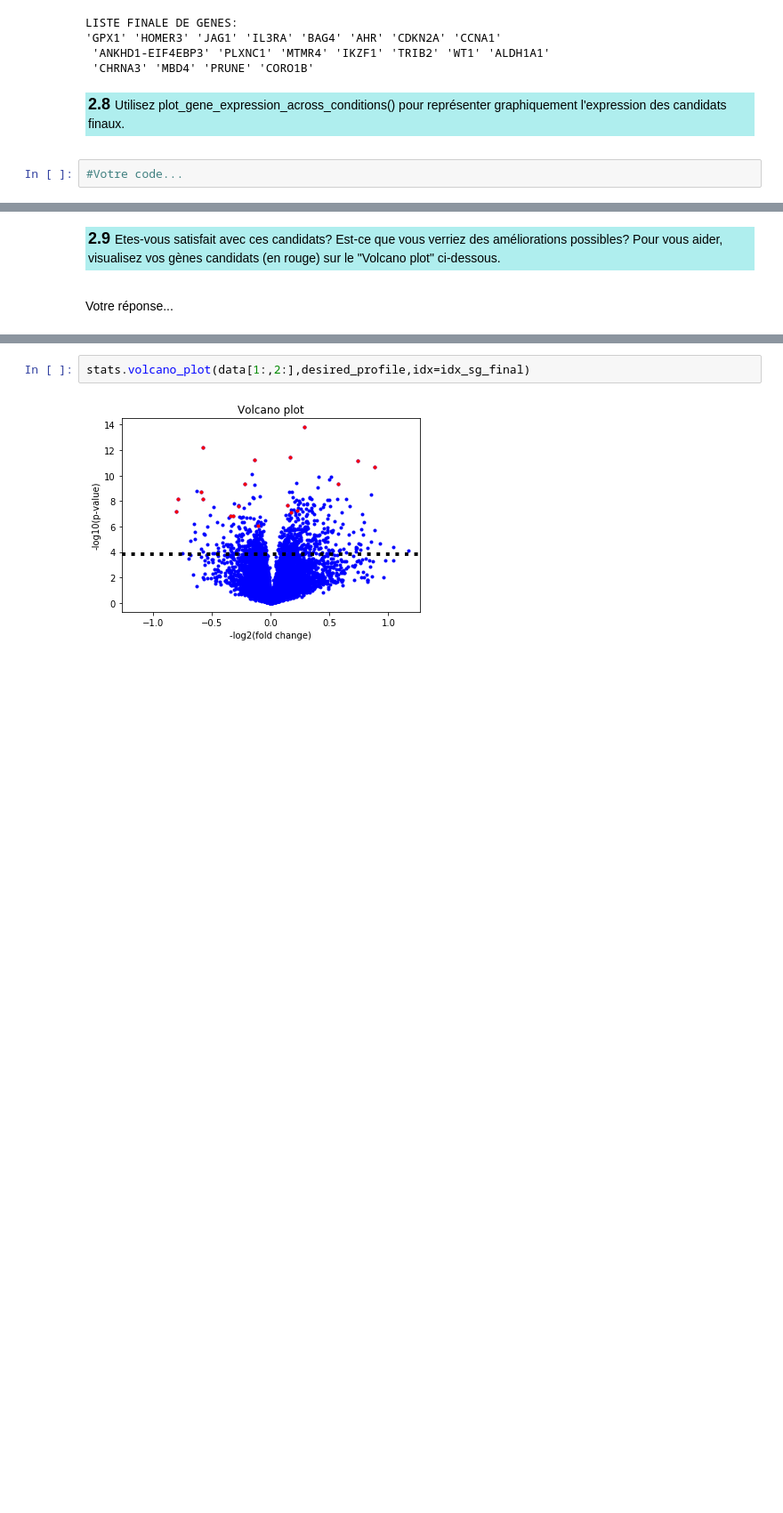
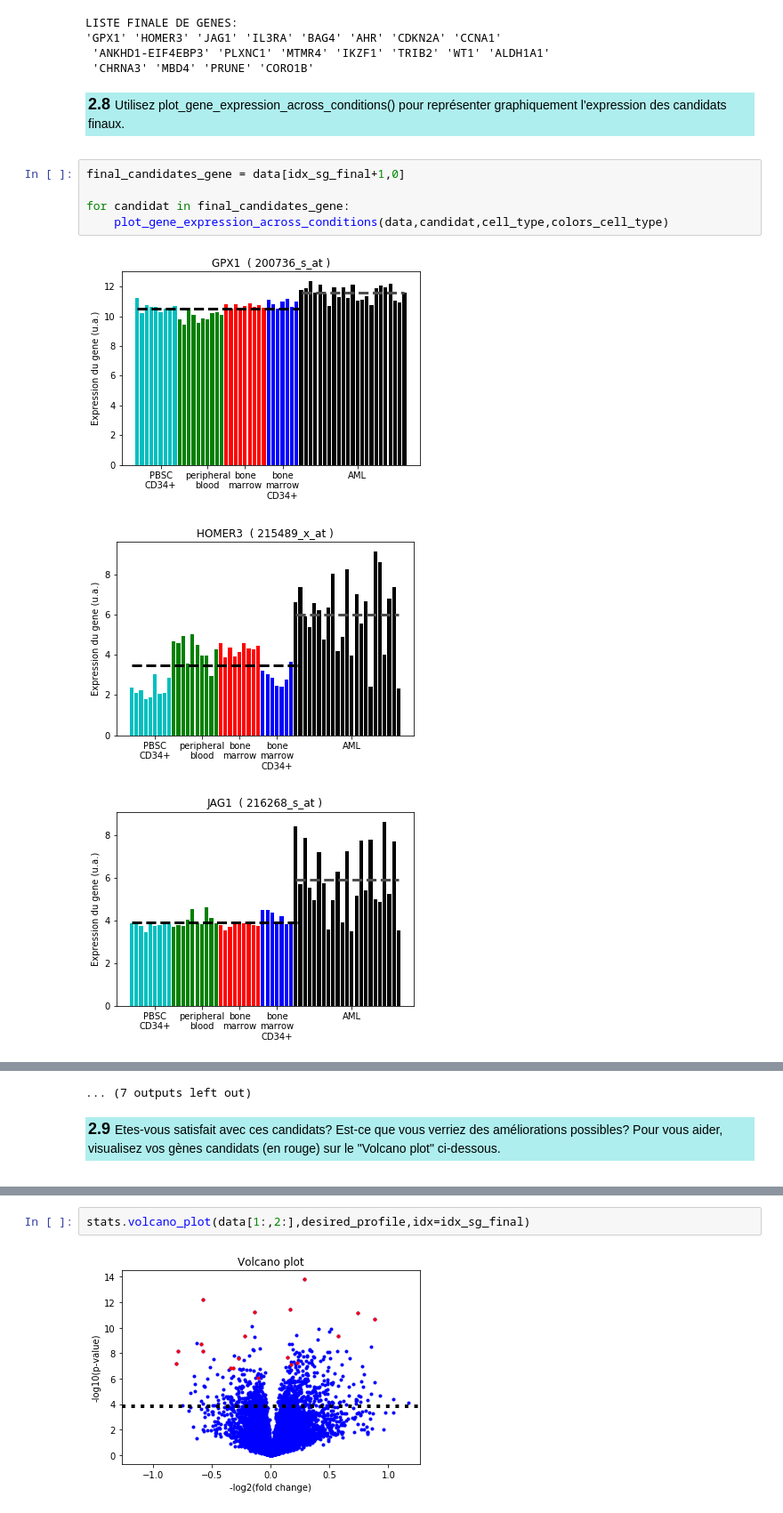
Before and after one commit to Nortalle/BBC_lab03_Guidoux_Vincent, a Jupyter notebook: Labo-3-4_BBC-2019-2.ipynb, the cells around one changed output, grey strips where cells are left out. Shown at 89% size. Drawn from its saved outputs; the diff is of its cells as text; blank space fills up the shorter version.

```diff
--- a/Labo-3-4_BBC-2019-2.ipynb
+++ b/Labo-3-4_BBC-2019-2.ipynb
@@ -871,5 +875,12 @@ LISTE FINALE DE GENES:
 <p style="background-color:#AFEEEE;padding:3px"><font size="4"><b>2.8 </b></font>
 Utilisez plot_gene_expression_across_conditions() pour représenter graphiquement l'expression des candidats finaux.
 <p>
-# %%
-#Votre code...
+# %%
+final_candidates_gene = data[idx_sg_final+1,0]
+
+for candidat in final_candidates_gene:
+    plot_gene_expression_across_conditions(data,candidat,cell_type,colors_cell_type)
+# %% [output]
+[figure, added]
+[figure, added]
+[figure, added]
@@ -876,6 +896,5 @@ Utilisez plot_gene_expression_across_conditions() pour représenter graphiquemen
+... (7 outputs left out)
 # %% [markdown]
 <p style="background-color:#AFEEEE;padding:3px"><font size="4"><b>2.9 </b></font>
 Etes-vous satisfait avec ces candidats? Est-ce que vous verriez des améliorations possibles? Pour vous aider, visualisez vos gènes candidats (en rouge) sur le "Volcano plot" ci-dessous.
 <p>
-# %% [markdown]
-Votre réponse...
```
Also changed, not shown: parts of 27 cells of this notebook, 2 other files.
